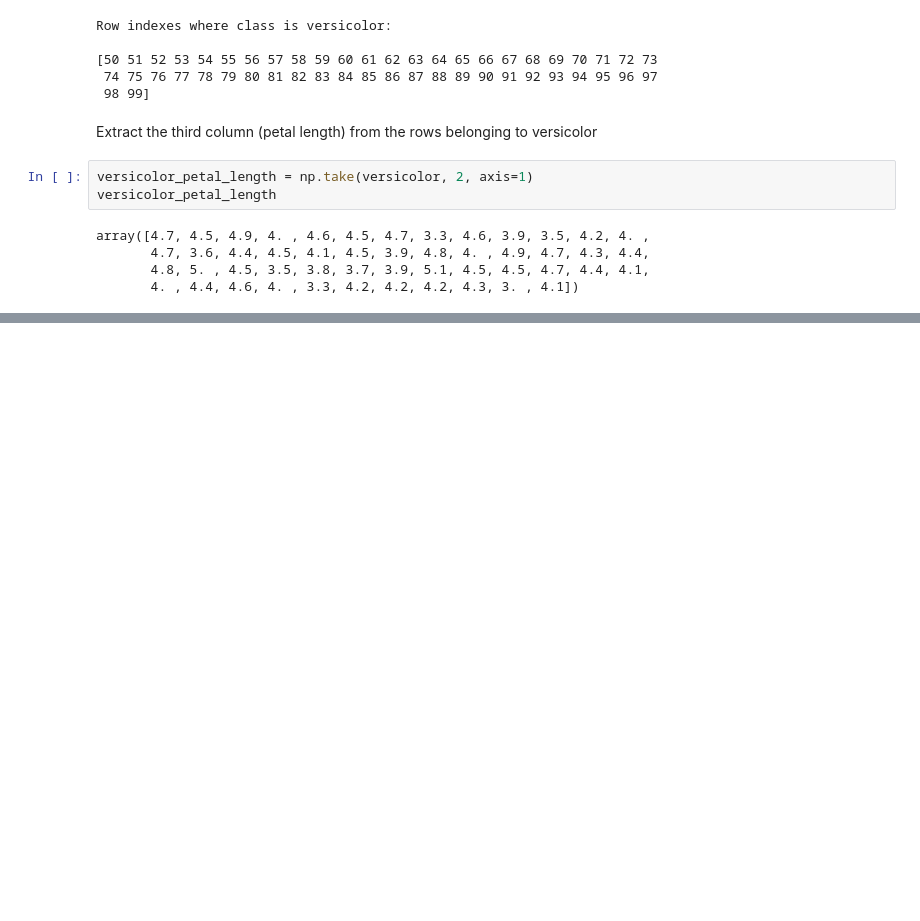
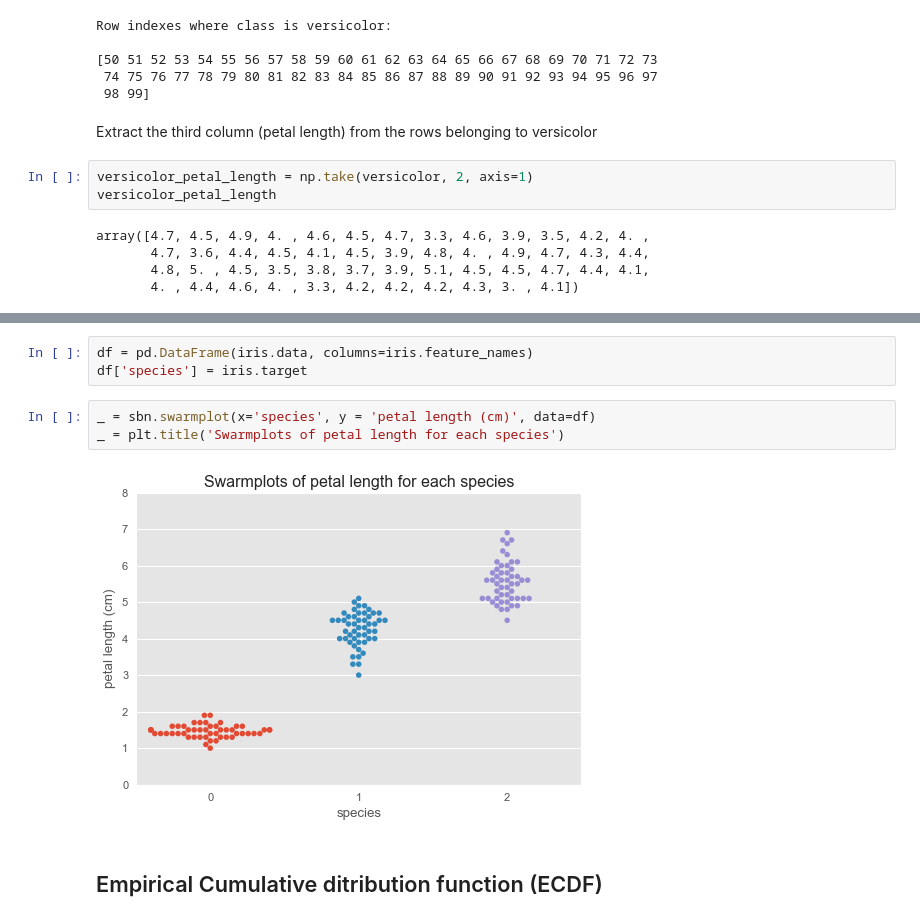
Before and after one commit to tanmay-kulkarni/statistics_for_data_science, a Jupyter notebook: statistics.ipynb, the cells around one changed output, grey strips where cells are left out. Cells and saved outputs as stored; diff of their text form; blank space fills up the shorter version.

```diff
--- a/statistics.ipynb
+++ b/statistics.ipynb
@@ -74,0 +119,10 @@ _ = plt.hist(versicolor_petal_length)
+# %%
+df = pd.DataFrame(iris.data, columns=iris.feature_names)
+df['species'] = iris.target
+# %%
+_ = sbn.swarmplot(x='species', y = 'petal length (cm)', data=df)
+_ = plt.title('Swarmplots of petal length for each species')
+# %% [output]
+[figure, added]
+# %% [markdown]
+## Empirical Cumulative ditribution function (ECDF)
```
Also changed, not shown: parts of 20 cells of this notebook.
